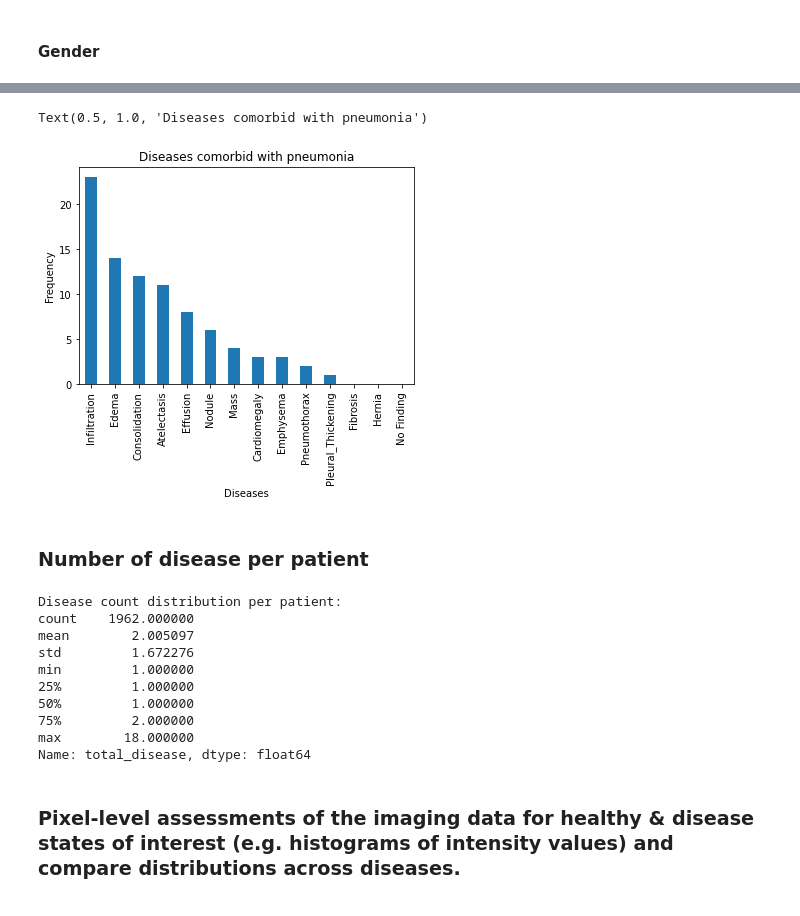
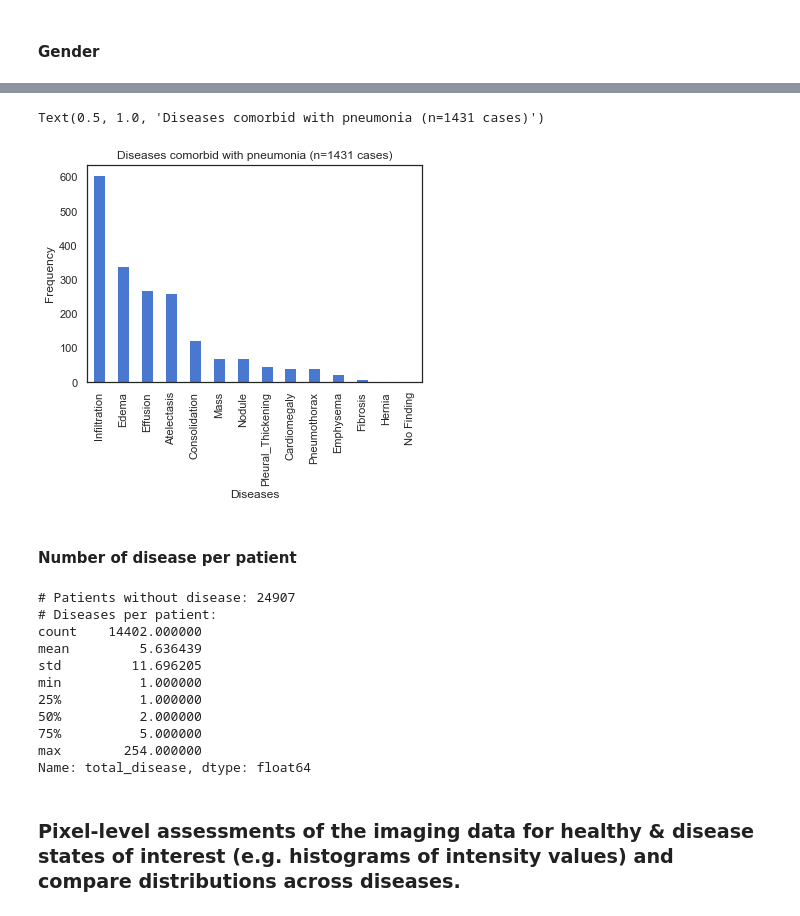
Before and after one commit to maurodsantos/AIHCND_C2_Starter, a Jupyter notebook: EDA.ipynb, the cells around one changed output, grey strips where cells are left out. Saved outputs shown, nothing was run; the diff lists cells and outputs as text; code cells hidden in the pictures.

```diff
--- a/EDA.ipynb
+++ b/EDA.ipynb
@@ -13,9 +0,0 @@ import cv2
-# %%
-## Below is some helper code to read all of your full image filepaths into a dataframe for easier manipulation
-
-# all_xray_df = pd.read_csv('/data/Data_Entry_2017.csv')
-# all_xray_df.sample(3)
-df = pd.read_csv('data/sample_labels.csv')
-
-df['age']=pd.to_numeric(df['Patient Age'].str[0:-1],errors='coerce')
-df.sample(3)
@@ -45,24 +64,3 @@ for label in disease_labels:
 ### Demographic data such as age, gender, patient position,etc. (as it is available)
 # %% [markdown]
 #### Age
-# %%
-# Age distribution of all patients
-
-def convert(x):
-    '''assume that the first number is incorrect for ages above 110'''
-    age_str, age = x['Patient Age'],x['age']
-    age_aux=age
-    if age_aux>110:
-        age_aux=int(age_str[1:-1])
-
-    return age_aux
-
-# convert ages above 110 to lower ages by assuming and non-random consisting error in the data-collection process.
-df.age=df[['Patient Age','age']].apply(lambda x: convert(x),axis=1)
-
-df['age'].hist(bins=100)
-plt.ylabel('Number of samples')
-plt.xlabel('age')
-df['Patient Age'].describe()
-
-# df[['Patient Age','age']].sort_values(by=['age'])
@@ -105,31 +282,33 @@ dtype: int64
 # %%
-disease_labels2=list(disease_labels.copy())
-disease_labels2.remove('Pneumonia')
-df[df.Pneumonia==1][disease_labels2].sum().sort_values(ascending=False).plot.bar()
+comorbidities_labels=list(disease_labels.copy())
+comorbidities_labels.remove('Pneumonia')
+df_pneumonia=df[df.Pneumonia==1]
+df_pneumonia[comorbidities_labels].sum().sort_values(ascending=False).plot.bar()
 plt.ylabel('Frequency')
 plt.xlabel('Diseases')
-plt.title('Diseases comorbid with pneumonia')
+plt.title('Diseases comorbid with pneumonia (n={} cases)'.format(len(df_pneumonia)))
 # %% [output]
-Text(0.5, 1.0, 'Diseases comorbid with pneumonia')
+Text(0.5, 1.0, 'Diseases comorbid with pneumonia (n=1431 cases)')
-[figure, old version]
+[figure, new version]
 # %% [markdown]
-### Number of disease per patient
+#### Number of disease per patient
 # %%
-df['total_disease']=df[disease_labels].sum(axis=1)
-all=df.groupby(['Patient ID'])['total_disease'].sum().describe()
-with_disease=df[df['Finding Labels']!='No Finding'].groupby(['Patient ID'])['total_disease'].sum().describe()
-print('Disease count distribution per patient:')
-print(with_disease)
+data_with_disease=df[df['Finding Labels']!='No Finding'].groupby(['Patient ID'])['total_disease'].sum().describe()
+print('# Patients without disease:',df[df['Finding Labels']=='No Finding']['Patient ID'].unique().size)
+
+print('# Diseases per patient:')
+print(data_with_disease)
 # %% [output]
-Disease count distribution per patient:
-count    1962.000000
-mean        2.005097
-std         1.672276
-min         1.000000
-25%         1.000000
-50%         1.000000
-75%         2.000000
-max        18.000000
+# Patients without disease: 24907
+# Diseases per patient:
+count    14402.000000
+mean         5.636439
+std         11.696205
+min          1.000000
+25%          1.000000
+50%          2.000000
+75%          5.000000
+max        254.000000
 Name: total_disease, dtype: float64
 # %% [markdown]
 ### Pixel-level assessments of the imaging data for healthy & disease states of interest (e.g. histograms of intensity values) and compare distributions across diseases.
```
Also changed, not shown: parts of 23 cells of this notebook, 6 other files.
